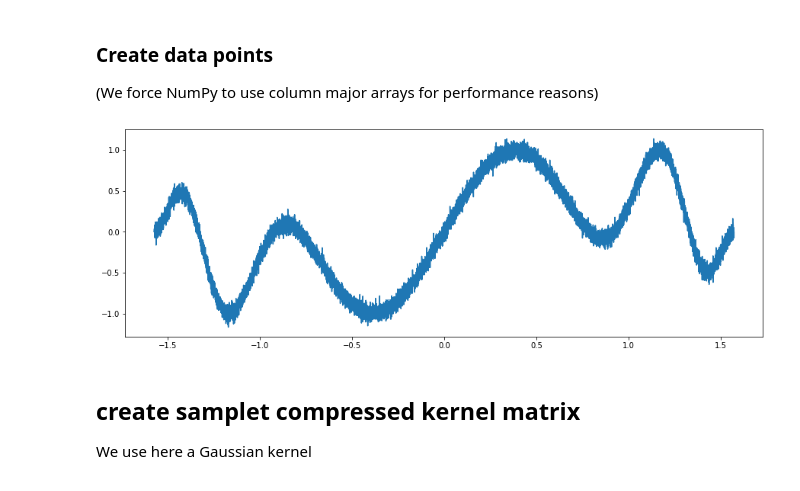
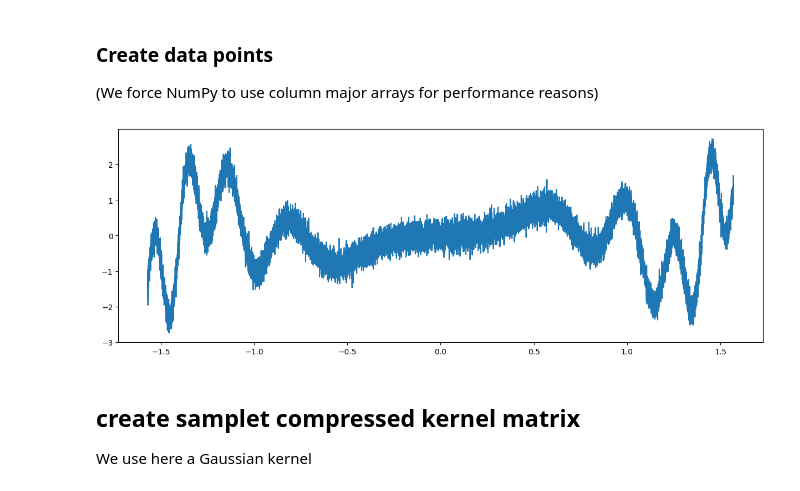
Before and after one commit to muchip/fmca, a Jupyter notebook: py/FMCA_Samplet_GP_Filtering.ipynb, the cells around one changed output. Drawn from its saved outputs; the diff is of its cells as text; code cells hidden in the pictures.

```diff
--- a/py/FMCA_Samplet_GP_Filtering.ipynb
+++ b/py/FMCA_Samplet_GP_Filtering.ipynb
@@ -23,13 +23,13 @@ import FMCA
 # %%
 dim = 1
 N = 20000
 pts = np.pi * (np.array(np.sort(np.random.rand(dim, N)), order='F') - 0.5)
-y = np.sin(4 * pts) * np.cos(2 * pts**3) + 0.05 * np.random.randn(1, N)
+y = 2 * pts * np.sin(4 * pts**2) * np.cos(4 * pts**3) + 0.2 * np.random.randn(1, N)
 plt.figure(figsize=(15,5))
 plt.plot(pts[0,:], y[0,:])
 plt.show()
 # %% [output]
-[figure, old version]
+[figure, new version]
 # %% [markdown]
 ## create samplet compressed kernel matrix
 We use here a Gaussian kernel
```
Also changed, not shown: parts of 4 cells of this notebook, 1 other file.
